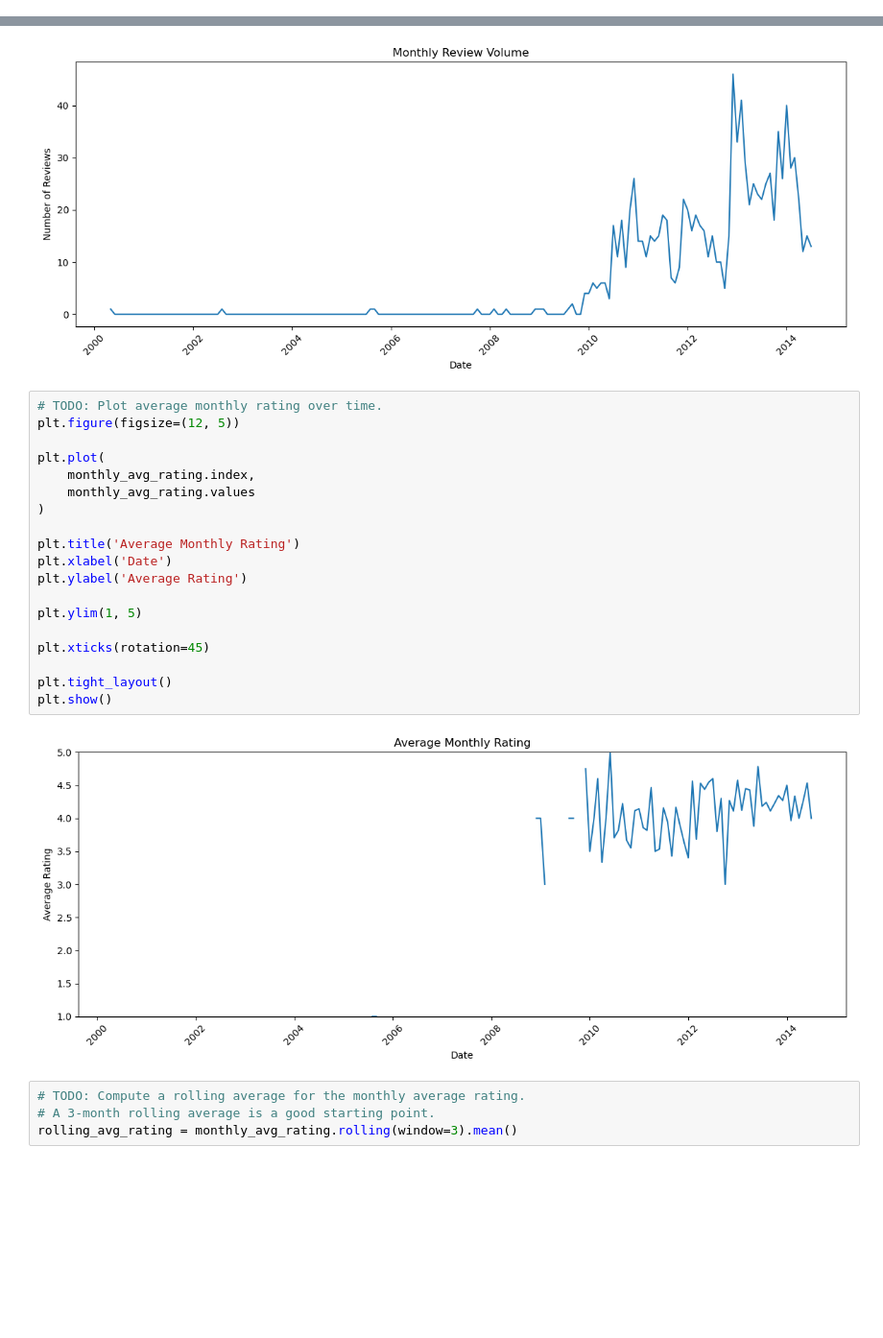
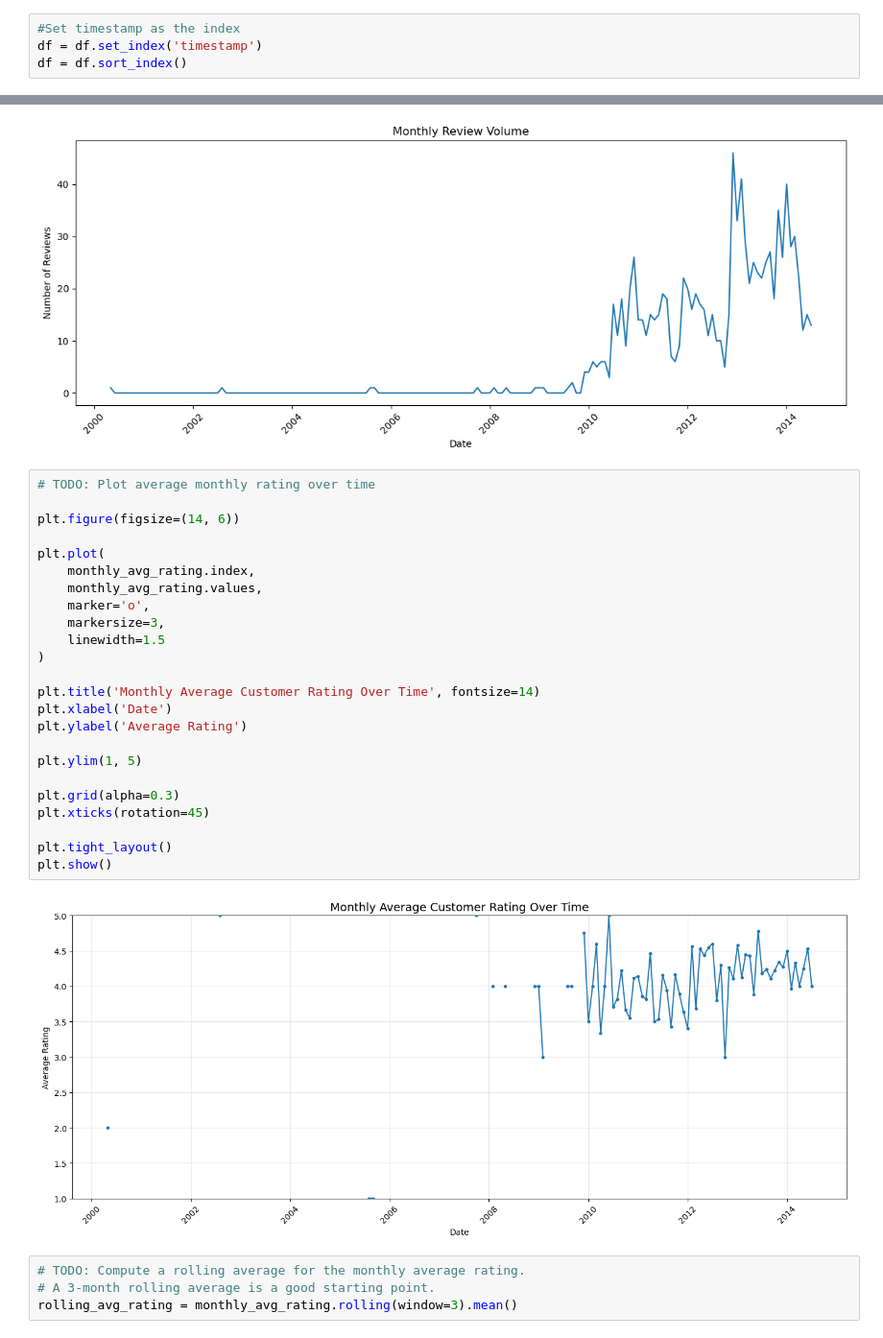
Before and after one commit to Nagirah/Summative-Lab--Analytics-Firm-Clients, a Jupyter notebook: C09_M08.ipynb, the cells around one changed output, grey strips where cells are left out. Shown at 96% size. Saved outputs shown, nothing was run; the diff lists cells and outputs as text; blank space fills up the shorter version.

```diff
--- a/C09_M08.ipynb
+++ b/C09_M08.ipynb
@@ -404,3 +529,7 @@ print("Latest timestamp:", latest_date)
 # %% [output]
 Earliest timestamp: 2000-05-12 00:00:00
 Latest timestamp: 2014-07-17 00:00:00
+# %%
+#Set timestamp as the index
+df = df.set_index('timestamp')
+df = df.sort_index()
@@ -453,26 +592,31 @@ plt.show()
 # %% [output]
 [figure]
 # %%
-# TODO: Plot average monthly rating over time.
-plt.figure(figsize=(12, 5))
+# TODO: Plot average monthly rating over time
+
+plt.figure(figsize=(14, 6))
 
 plt.plot(
     monthly_avg_rating.index,
-    monthly_avg_rating.values
+    monthly_avg_rating.values,
+    marker='o',
+    markersize=3,
+    linewidth=1.5
 )
 
-plt.title('Average Monthly Rating')
+plt.title('Monthly Average Customer Rating Over Time', fontsize=14)
 plt.xlabel('Date')
 plt.ylabel('Average Rating')
 
 plt.ylim(1, 5)
 
+plt.grid(alpha=0.3)
 plt.xticks(rotation=45)
 
 plt.tight_layout()
 plt.show()
 # %% [output]
-[figure, old version]
+[figure, new version]
 # %%
 # TODO: Compute a rolling average for the monthly average rating.
 # A 3-month rolling average is a good starting point.
```
Also changed, not shown: parts of 61 cells of this notebook, 50 other files.
